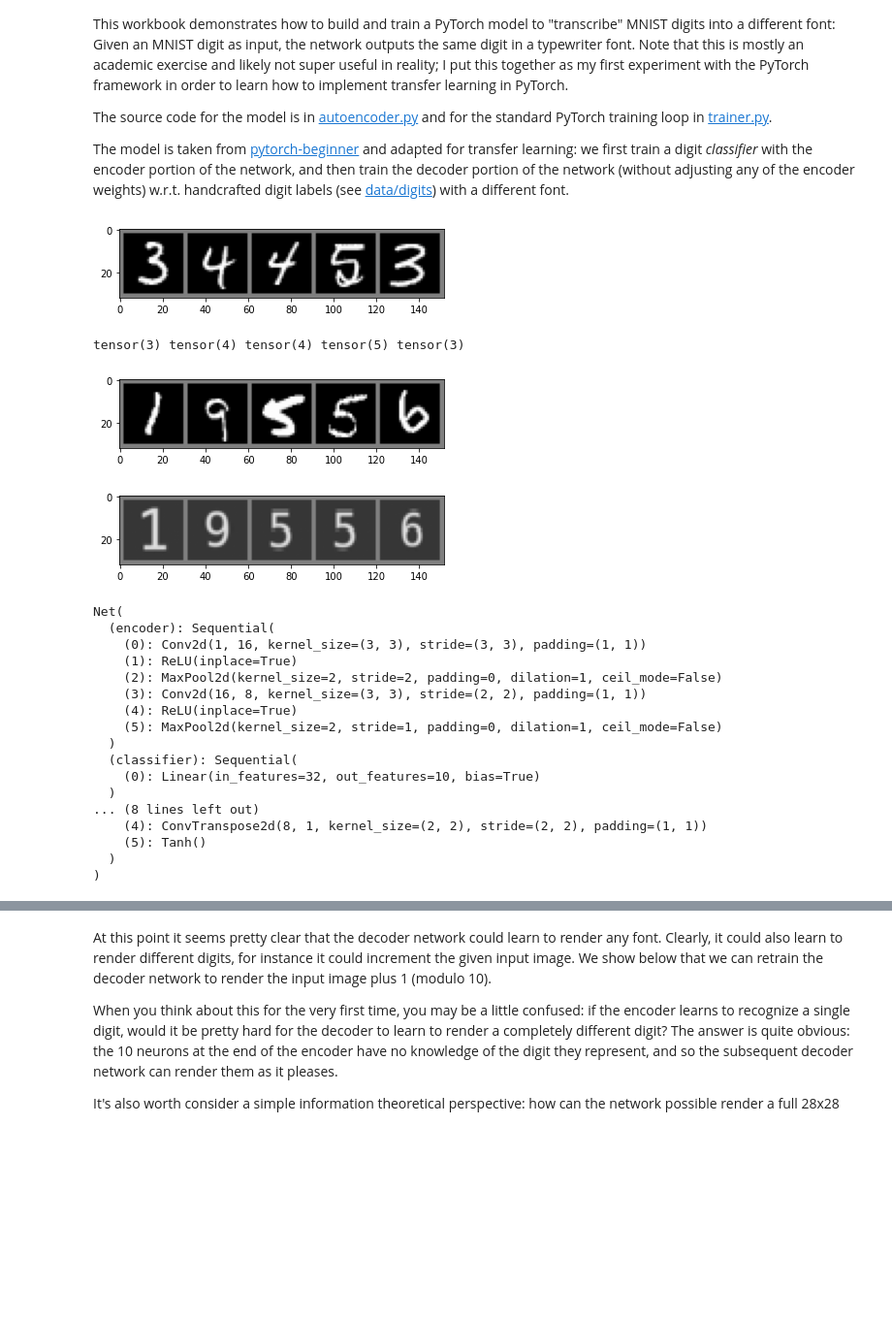
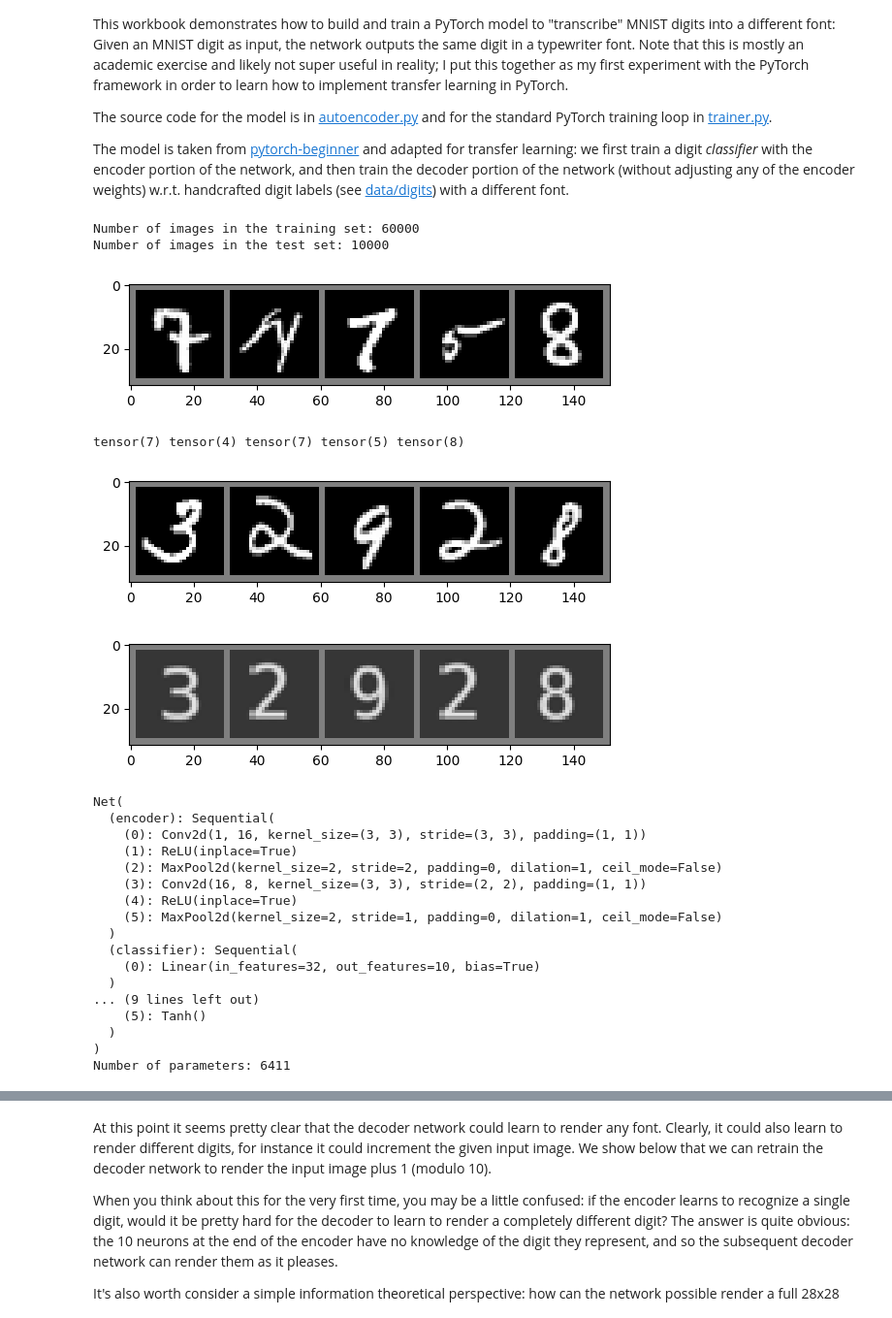
Before and after one commit to uschi2000/pytorch-exp, a Jupyter notebook: autoencoder-transfer-learning/mnist-transfer-autoencoder.ipynb, the cells around one changed output, grey strips where cells are left out. Shown at 97% size. Drawn from its saved outputs; the diff is of its cells as text; code cells hidden in the pictures; blank space fills up the shorter version.

```diff
--- a/autoencoder-transfer-learning/mnist-transfer-autoencoder.ipynb
+++ b/autoencoder-transfer-learning/mnist-transfer-autoencoder.ipynb
@@ -24,6 +24,7 @@ transform = torchvision.transforms.Compose(
 # The standard MNIST dataset with handwritten digits plus labels.
 trainset = torchvision.datasets.MNIST(root='./data', train=True,
                                       download=True, transform=transform)
+print(f"Number of images in the training set: {len(trainset)}")
 train_loader = torch.utils.data.DataLoader(trainset, batch_size=5,
                                           shuffle=True)
 
@@ -39,32 +40,38 @@ digit_trainset_loader = torch.utils.data.DataLoader(digit_trainset, batch_size=5
 # Test dataset
 testset = torchvision.datasets.MNIST(root='./data', train=False,
                                      download=True, transform=transform)
+print(f"Number of images in the test set: {len(testset)}")
 
 test_loader = torch.utils.data.DataLoader(testset, batch_size=4, shuffle=False)
+# %% [output]
+Number of images in the training set: 60000
+Number of images in the test set: 10000
 # %%
 # Show some sample MNIST digits, corresponding labels, and target font digits.
 
 from util import imshow
 
+train_loader
 
-images, labels = iter(train_loader).next()
+images, labels = next(iter(train_loader))
 imshow(torchvision.utils.make_grid(images))
 print(' '.join('%5s' % labels[j] for j in range(5)))
 
-images, digits = iter(digit_trainset_loader).next()
+images, digits = next(iter(digit_trainset_loader))
 imshow(torchvision.utils.make_grid(images))
 imshow(torchvision.utils.make_grid(digits))
 # %% [output]
-[figure, old version]
+[figure, new version]
-tensor(3) tensor(4) tensor(4) tensor(5) tensor(3)
+tensor(7) tensor(4) tensor(7) tensor(5) tensor(8)
-[figure, old version]
+[figure, new version]
-[figure, old version]
+[figure, new version]
 # %%
 # Define network
 
 from autoencoder import Net
 net = Net()
 print(net)
+print(f"Number of parameters: {torch.nn.utils.parameters_to_vector(net.parameters()).numel()}")
 # %% [output]
 Net(
   (encoder): Sequential(
@@ -78,11 +85,11 @@ Net(
   (classifier): Sequential(
     (0): Linear(in_features=32, out_features=10, bias=True)
   )
-... (8 lines left out)
-    (4): ConvTranspose2d(8, 1, kernel_size=(2, 2), stride=(2, 2), padding=(1, 1))
+... (9 lines left out)
     (5): Tanh()
   )
 )
+Number of parameters: 6411
 # %%
 # Train encoder
 
```
Also changed, not shown: parts of 5 cells of this notebook, 2 other files.
